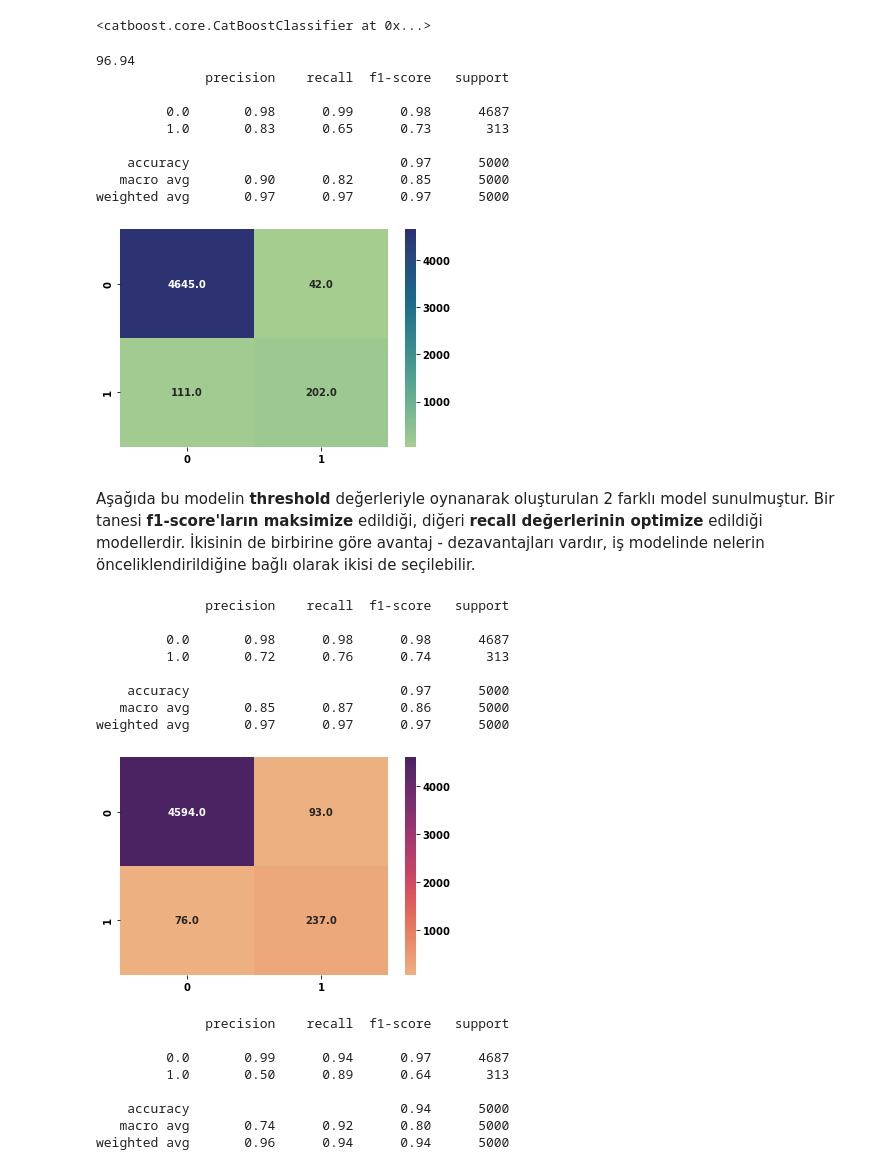
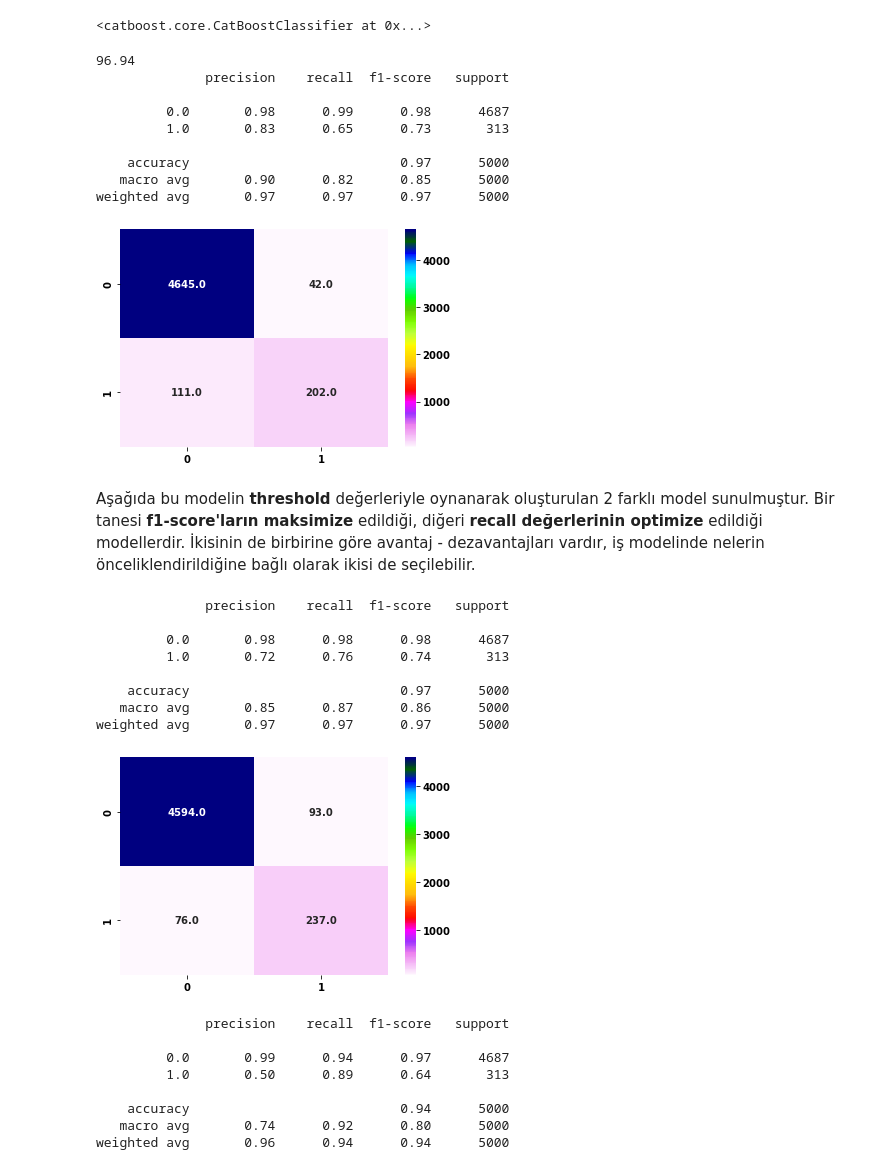
Before and after one commit to ozgur93/Electricity-Theft-Detection-Project, a Jupyter notebook: Electricity Theft Detection Project - model.ipynb, the cells around one changed output. Saved outputs shown, nothing was run; the diff lists cells and outputs as text; code cells hidden in the pictures.

```diff
--- a/Electricity Theft Detection Project - model.ipynb
+++ b/Electricity Theft Detection Project - model.ipynb
@@ -275,7 +275,7 @@ print(score*100)
 print(classification_report(y_actual, preds))
 
 cm = confusion_matrix(y_actual, preds)
-sns.heatmap(cm, annot=True, fmt='.1f', cmap="crest");
+sns.heatmap(cm, annot=True, fmt='.1f', cmap="gist_ncar_r");
 # %% [output]
 96.94
               precision    recall  f1-score   support
@@ -286,27 +286,27 @@ sns.heatmap(cm, annot=True, fmt='.1f', cmap="crest");
     accuracy                           0.97      5000
    macro avg       0.90      0.82      0.85      5000
 weighted avg       0.97      0.97      0.97      5000
-[figure, old version]
+[figure, new version]
 # %% [markdown]
 Aşağıda bu modelin **threshold** değerleriyle oynanarak oluşturulan 2 farklı model sunulmuştur. Bir tanesi **f1-score'ların maksimize** edildiği, diğeri **recall değerlerinin optimize** edildiği modellerdir. İkisinin de birbirine göre avantaj - dezavantajları vardır, iş modelinde nelerin önceliklendirildiğine bağlı olarak ikisi de seçilebilir.
 # %%
 # thresholdun düşürülerek f1 skorunun maksimize edilmiş hali
 
 preds = (cbc.predict_proba(X_test)[:,1] >= 0.29).astype(bool)
 
 print(classification_report(y_actual, preds))
 cm = confusion_matrix(y_actual, preds)
-sns.heatmap(cm, annot=True, fmt='.1f',cmap="flare");
+sns.heatmap(cm, annot=True, fmt='.1f',cmap="gist_ncar_r");
 # %% [output]
               precision    recall  f1-score   support
 
          0.0       0.98      0.98      0.98      4687
          1.0       0.72      0.76      0.74       313
 
     accuracy                           0.97      5000
    macro avg       0.85      0.87      0.86      5000
 weighted avg       0.97      0.97      0.97      5000
-[figure, old version]
+[figure, new version]
 # %%
 # thresholdun düşürülerek recall skorunun optimize edilmiş hali
 
```
